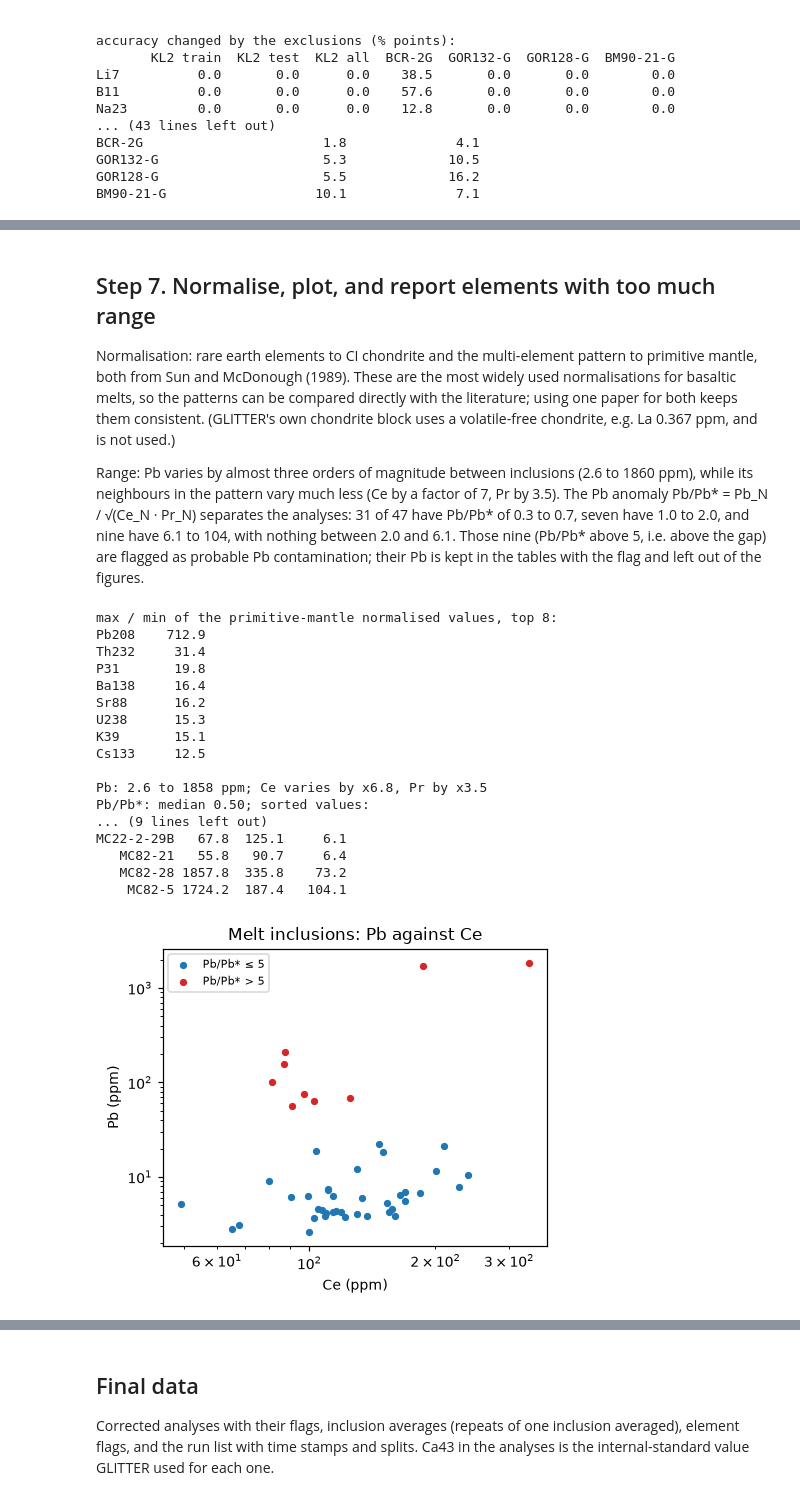
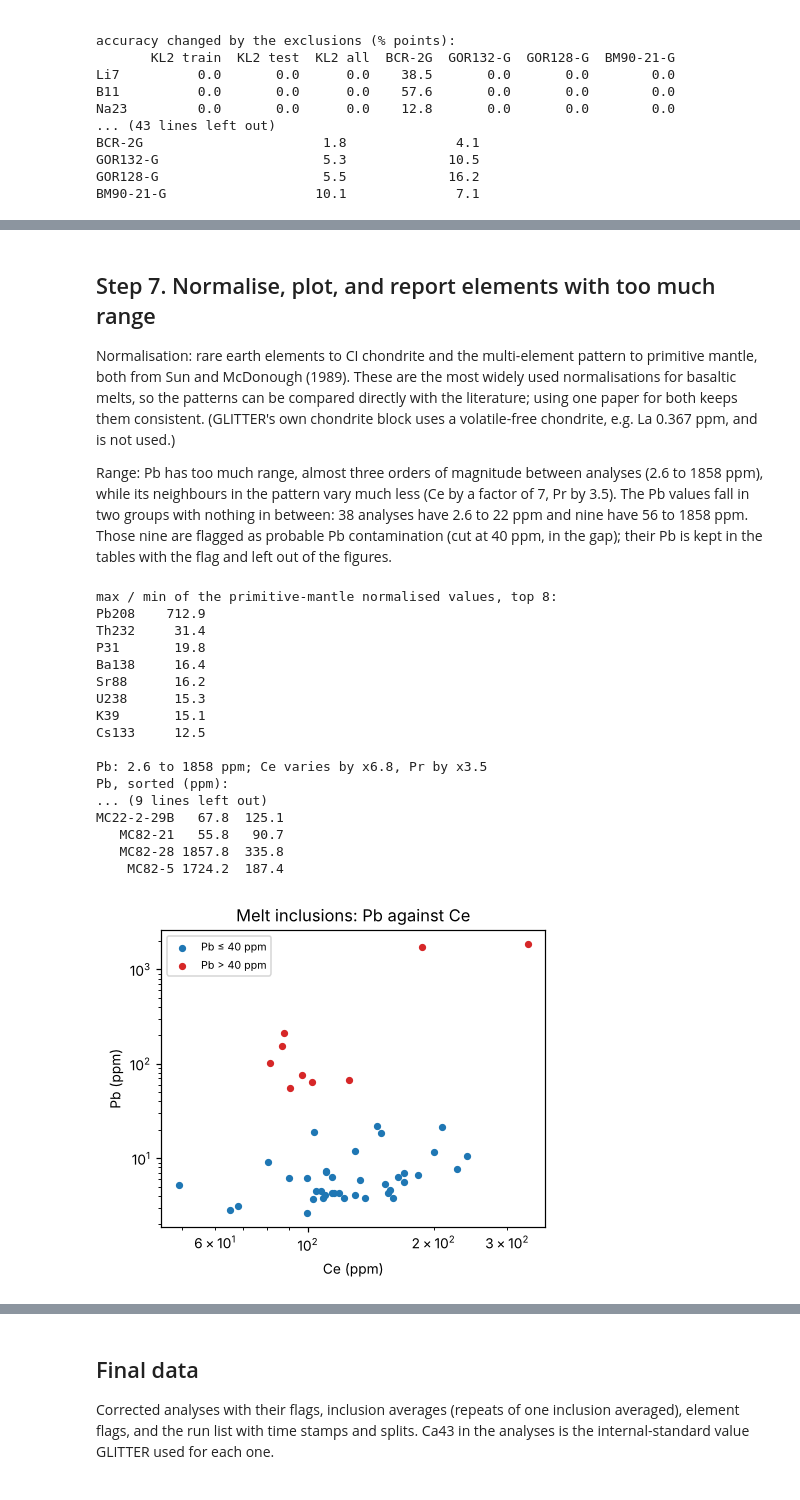
Before and after one commit to vlljalejandro/igneous_project02, a Jupyter notebook: 03_laicpms.ipynb, the cells around one changed output, grey strips where cells are left out. Cells and saved outputs as stored; diff of their text form; code cells hidden in the pictures.

```diff
--- a/03_laicpms.ipynb
+++ b/03_laicpms.ipynb
@@ -318,50 +318,50 @@ Cs133          26.9                -4.4               precision
 
 Normalisation: rare earth elements to CI chondrite and the multi-element pattern to primitive mantle, both from Sun and McDonough (1989). These are the most widely used normalisations for basaltic melts, so the patterns can be compared directly with the literature; using one paper for both keeps them consistent. (GLITTER's own chondrite block uses a volatile-free chondrite, e.g. La 0.367 ppm, and is not used.)
 
-Range: Pb varies by almost three orders of magnitude between inclusions (2.6 to 1860 ppm), while its neighbours in the pattern vary much less (Ce by a factor of 7, Pr by 3.5). The Pb anomaly Pb/Pb* = Pb_N / √(Ce_N · Pr_N) separates the analyses: 31 of 47 have Pb/Pb* of 0.3 to 0.7, seven have 1.0 to 2.0, and nine have 6.1 to 104, with nothing between 2.0 and 6.1. Those nine (Pb/Pb* above 5, i.e. above the gap) are flagged as probable Pb contamination; their Pb is kept in the tables with the flag and left out of the figures.
+Range: Pb has too much range, almost three orders of magnitude between analyses (2.6 to 1858 ppm), while its neighbours in the pattern vary much less (Ce by a factor of 7, Pr by 3.5). The Pb values fall in two groups with nothing in between: 38 analyses have 2.6 to 22 ppm and nine have 56 to 1858 ppm. Those nine are flagged as probable Pb contamination (cut at 40 ppm, in the gap); their Pb is kept in the tables with the flag and left out of the figures.
 # %%
 mi = seq.index[seq.type.eq("melt inclusion")]
 smp = corr_ok.loc[mi, EL].copy()
 smp.insert(0, "run", seq.run); smp.insert(1, "time", seq.time); smp.insert(2, "analysis", seq.material)
 smp.insert(3, "inclusion", seq.material.str.replace(r"[A-Z]\d?$", "", regex=True))   # A, B, B2: repeats of one inclusion
 smp.insert(4, "group", seq.material.str.split("-").str[0])
 PMv = pd.Series({c: PM_SM89[SYM[c]] for c in SPIDER})
 CIv = pd.Series({c: CI_SM89[SYM[c]] for c in REE})
 pmn = smp[SPIDER] / PMv
-smp["Pb/Pb*"] = pmn["Pb208"] / np.sqrt(pmn["Ce140"] * pmn["Pr141"])
-smp["Pb_contaminated"] = smp["Pb/Pb*"] > 5
+PB_MAX = 40                                                          # ppm, in the gap between the two Pb groups (22 and 56 ppm)
+smp["Pb_contaminated"] = smp["Pb208"] > PB_MAX
 rng = (pmn.max() / pmn.min()).sort_values(ascending=False)
 print("max / min of the primitive-mantle normalised values, top 8:"); print(rng.head(8).round(1).to_string())
 print(f"\nPb: {smp.Pb208.min():.1f} to {smp.Pb208.max():.0f} ppm; Ce varies by x{smp.Ce140.max() / smp.Ce140.min():.1f}, Pr by x{smp.Pr141.max() / smp.Pr141.min():.1f}")
-print(f"Pb/Pb*: median {smp['Pb/Pb*'].median():.2f}; sorted values:"); print(smp["Pb/Pb*"].sort_values().round(2).tolist())
+print("Pb, sorted (ppm):"); print(smp.Pb208.sort_values().round(1).tolist())
 print(f"\nflagged {smp.Pb_contaminated.sum()} of {len(smp)} analyses:")
-print(smp.loc[smp.Pb_contaminated, ["analysis", "Pb208", "Ce140", "Pb/Pb*"]].round(1).to_string(index=False))
+print(smp.loc[smp.Pb_contaminated, ["analysis", "Pb208", "Ce140"]].round(1).to_string(index=False))
 
 fig, ax = plt.subplots(figsize=(4.5, 3.5))
 for f, d in smp.groupby("Pb_contaminated"):
-    ax.scatter(d.Ce140, d.Pb208, s=14, color="C3" if f else "C0", label="Pb/Pb* > 5" if f else "Pb/Pb* ≤ 5")
+    ax.scatter(d.Ce140, d.Pb208, s=14, color="C3" if f else "C0", label=f"Pb > {PB_MAX} ppm" if f else f"Pb ≤ {PB_MAX} ppm")
 ax.set(xscale="log", yscale="log", xlabel="Ce (ppm)", ylabel="Pb (ppm)", title="Melt inclusions: Pb against Ce")
 ax.legend(fontsize=7)
 fig.savefig(FIG / "pb_vs_ce.png"); plt.show()
 # %% [output]
 max / min of the primitive-mantle normalised values, top 8:
 Pb208    712.9
 Th232     31.4
 P31       19.8
 Ba138     16.4
 Sr88      16.2
 U238      15.3
 K39       15.1
 Cs133     12.5
 
 Pb: 2.6 to 1858 ppm; Ce varies by x6.8, Pr by x3.5
-Pb/Pb*: median 0.50; sorted values:
+Pb, sorted (ppm):
 ... (9 lines left out)
-MC22-2-29B   67.8  125.1     6.1
-   MC82-21   55.8   90.7     6.4
-   MC82-28 1857.8  335.8    73.2
-    MC82-5 1724.2  187.4   104.1
+MC22-2-29B   67.8  125.1
+   MC82-21   55.8   90.7
+   MC82-28 1857.8  335.8
+    MC82-5 1724.2  187.4
-[figure, old version]
+[figure, new version]
 # %%
 incl = smp.groupby(["group", "inclusion"])[EL].mean()                     # repeats of one inclusion averaged
 incl.insert(0, "n", smp.groupby(["group", "inclusion"]).size())
```
Also changed, not shown: parts of 4 cells of this notebook, 20 other files.
